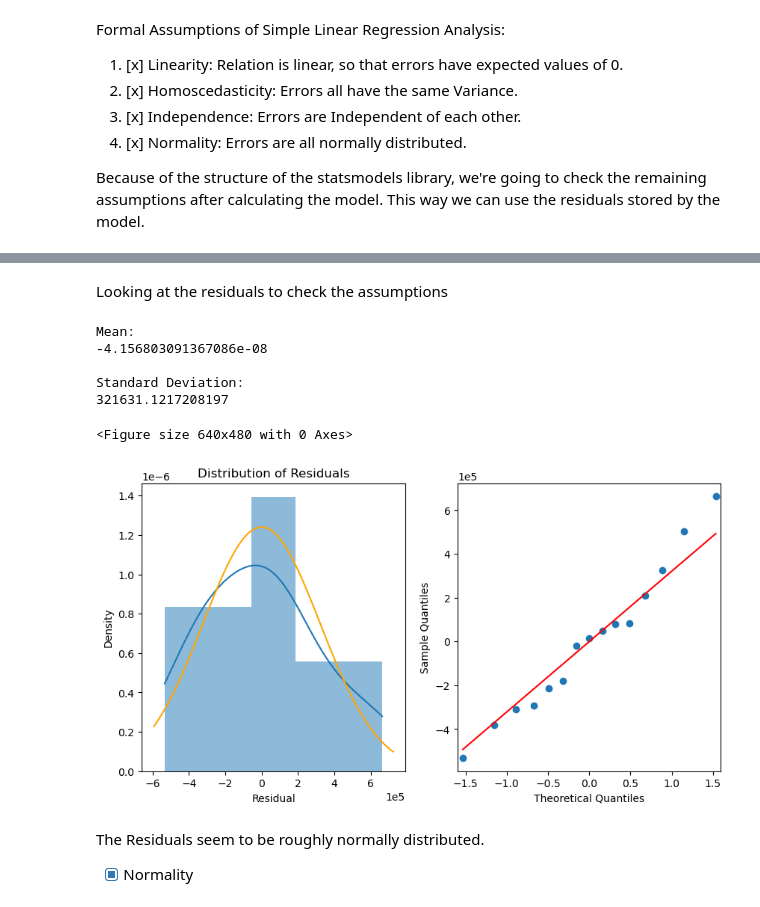
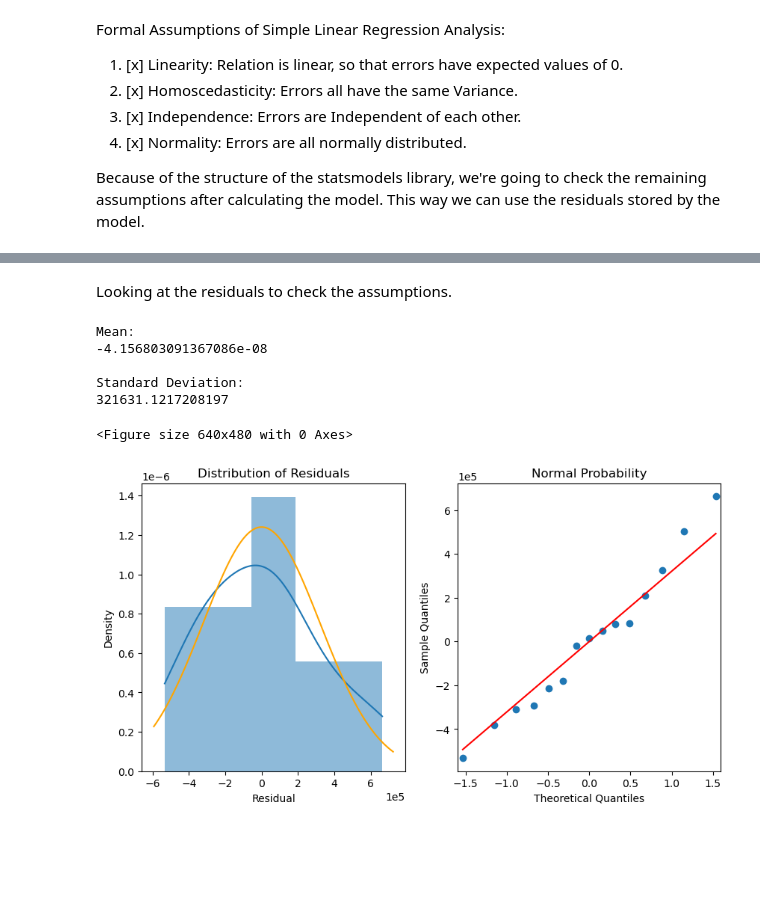
Before and after one commit to MaximilianHauser/CC_DS21_Honey_Production, a Jupyter notebook: Honey_Prod_Linear_Regression.ipynb, the cells around one changed output, grey strips where cells are left out. Cells and saved outputs as stored; diff of their text form; code cells hidden in the pictures; blank space fills up the shorter version.

```diff
--- a/Honey_Prod_Linear_Regression.ipynb
+++ b/Honey_Prod_Linear_Regression.ipynb
@@ -116,7 +116,7 @@ Notes:
 [2] The condition number is large, 9.3e+05. This might indicate that there are
 strong multicollinearity or other numerical problems.
 # %% [markdown]
-Looking at the residuals to check the assumptions
+Looking at the residuals to check the assumptions.
 # %%
 # Histogramm of the Distribution of the Residuals ---------------------------------------------------------------------------- #
 mean, std = stats.norm.fit(regr_result.resid)
@@ -136,29 +136,26 @@ Standard Deviation:
 # %%
 plt.clf()
 fig = plt.figure(figsize=(10,5))
 
 ax = fig.add_subplot(1,2,1)
 # left visualization --------------------------------------------------------------------------------------------------------- #
 sns.histplot(x = regr_result.resid, ax=ax, stat = "density", linewidth = 0, kde = True)
 ax.set(title="Distribution of Residuals", xlabel="Residual")
 
 # normalcurve, for easy comparrison ------------------------------------------------------------------------------------------ #
 xmin, xmax = plt.xlim()
 x = np.linspace(xmin, xmax, 100)
 p = stats.norm.pdf(x, mean, std)
 sns.lineplot(x=x, y=p, color="orange", ax=ax)
 plt.ticklabel_format(axis="x", style="sci", scilimits=(0,0))
 
 #  right visualization ------------------------------------------------------------------------------------------------------- #
 ax = fig.add_subplot(1,2,2)
 sm.ProbPlot(regr_result.resid).qqplot(line='s', ax=ax)
 plt.ticklabel_format(axis="y", style="sci", scilimits=(0,0))
-
+plt.title("Normal Probability")
 
 plt.show()
 # %% [output]
 <Figure size 640x480 with 0 Axes>
-[figure, old version]
+[figure, new version]
-# %% [markdown]
-The Residuals seem to be roughly normally distributed.
- - [x] Normality
```
Also changed, not shown: parts of 15 cells of this notebook.
